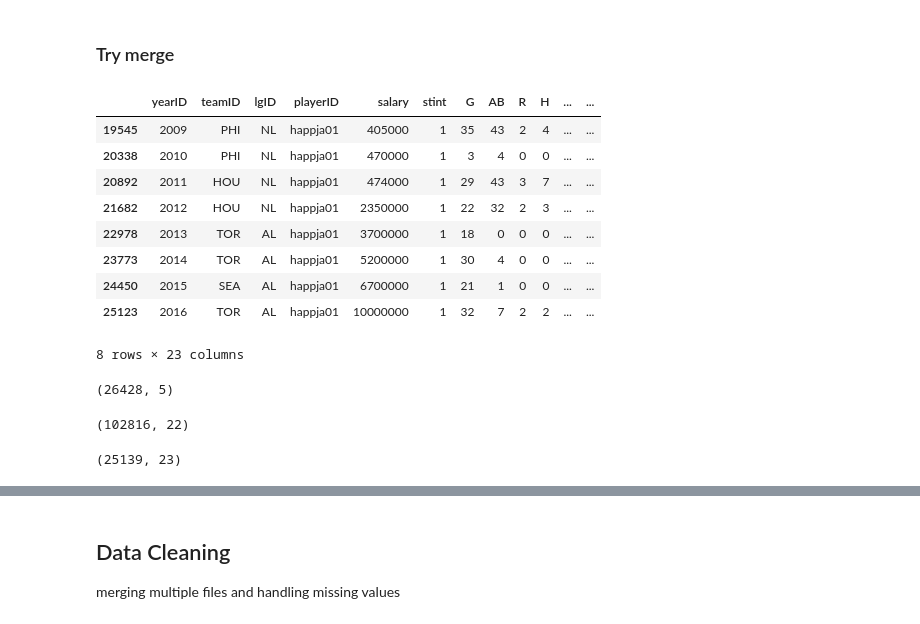
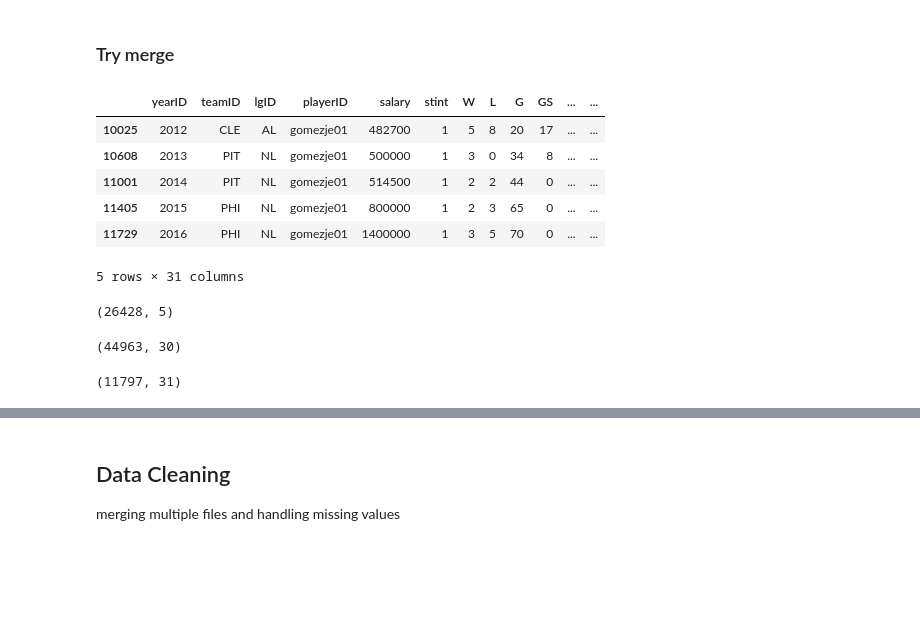
Before and after one commit to lasershow/DataAnalystNanodegree, a Jupyter notebook: investigate_a_dataset/Investigates_Dataset.ipynb, the cells around one changed output, grey strips where cells are left out. Saved outputs shown, nothing was run; the diff lists cells and outputs as text; code cells hidden in the pictures; blank space fills up the shorter version.

```diff
--- a/investigate_a_dataset/Investigates_Dataset.ipynb
+++ b/investigate_a_dataset/Investigates_Dataset.ipynb
@@ -135,32 +68,29 @@ batting[batting.playerID == "happja01"]
 # %% [markdown]
 ### Try merge
 # %%
-data = salaries.merge(batting)
+data = salaries.merge(pitching)
 # %%
-data[data.playerID == "happja01"]
+data[data.playerID == "gomezje01"]
 # %% [output]
-|  | yearID | teamID | lgID | playerID | salary | stint | G | AB | R | H | ... | ... |
-| 19545 | 2009 | PHI | NL | happja01 | 405000 | 1 | 35 | 43 | 2 | 4 | ... | ... |
-| 20338 | 2010 | PHI | NL | happja01 | 470000 | 1 | 3 | 4 | 0 | 0 | ... | ... |
-| 20892 | 2011 | HOU | NL | happja01 | 474000 | 1 | 29 | 43 | 3 | 7 | ... | ... |
-| 21682 | 2012 | HOU | NL | happja01 | 2350000 | 1 | 22 | 32 | 2 | 3 | ... | ... |
-| 22978 | 2013 | TOR | AL | happja01 | 3700000 | 1 | 18 | 0 | 0 | 0 | ... | ... |
-| 23773 | 2014 | TOR | AL | happja01 | 5200000 | 1 | 30 | 4 | 0 | 0 | ... | ... |
-| 24450 | 2015 | SEA | AL | happja01 | 6700000 | 1 | 21 | 1 | 0 | 0 | ... | ... |
-| 25123 | 2016 | TOR | AL | happja01 | 10000000 | 1 | 32 | 7 | 2 | 2 | ... | ... |
+|  | yearID | teamID | lgID | playerID | salary | stint | W | L | G | GS | ... | ... |
+| 10025 | 2012 | CLE | AL | gomezje01 | 482700 | 1 | 5 | 8 | 20 | 17 | ... | ... |
+| 10608 | 2013 | PIT | NL | gomezje01 | 500000 | 1 | 3 | 0 | 34 | 8 | ... | ... |
+| 11001 | 2014 | PIT | NL | gomezje01 | 514500 | 1 | 2 | 2 | 44 | 0 | ... | ... |
+| 11405 | 2015 | PHI | NL | gomezje01 | 800000 | 1 | 2 | 3 | 65 | 0 | ... | ... |
+| 11729 | 2016 | PHI | NL | gomezje01 | 1400000 | 1 | 3 | 5 | 70 | 0 | ... | ... |
-8 rows × 23 columns
+5 rows × 31 columns
 # %%
 salaries.shape
 # %% [output]
 (26428, 5)
 # %%
-batting.shape
+pitching.shape
 # %% [output]
-(102816, 22)
+(44963, 30)
 # %%
 data.shape
 # %% [output]
-(25139, 23)
+(11797, 31)
 # %% [markdown]
 ## About Datasets
 
```
Also changed, not shown: parts of 42 cells of this notebook.
